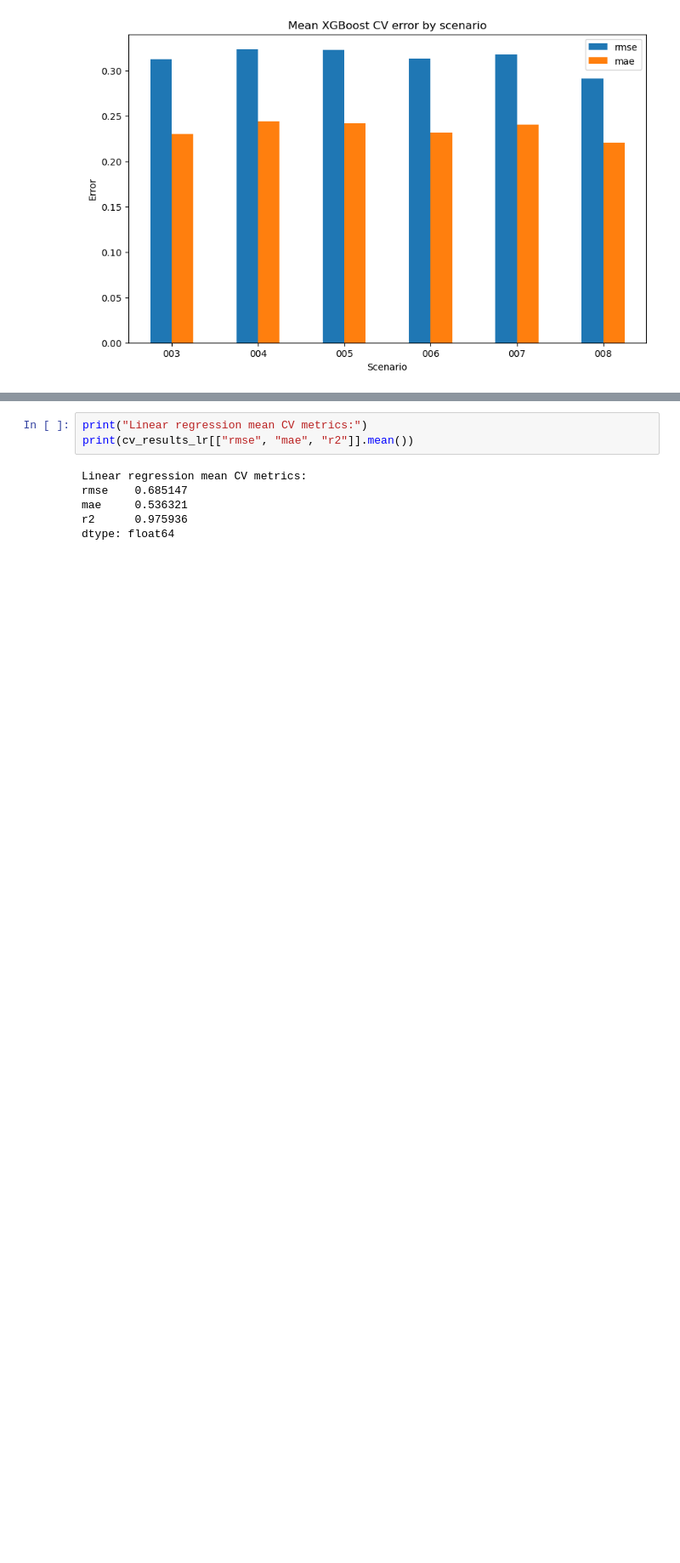
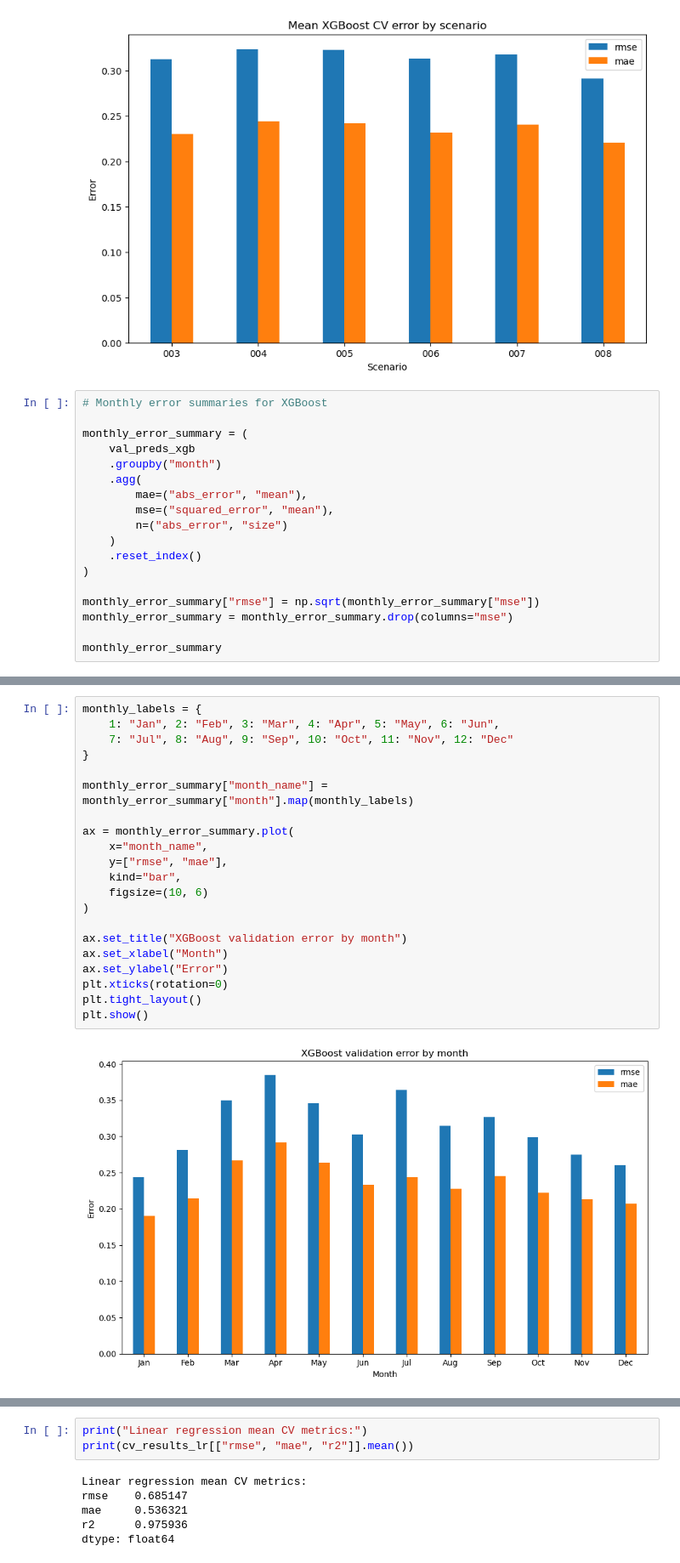
Before and after one commit to Jacob-DS-1/eds_project2, a Jupyter notebook: notebooks/03_modelling_xgboost.ipynb, the cells around one changed output, grey strips where cells are left out. Shown at 85% size. Cells and saved outputs as stored; diff of their text form; blank space fills up the shorter version.

```diff
--- a/notebooks/03_modelling_xgboost.ipynb
+++ b/notebooks/03_modelling_xgboost.ipynb
@@ -392,3 +407,21 @@ plt.tight_layout
 plt.show()
 # %% [output]
 [figure]
+# %%
+# Monthly error summaries for XGBoost
+
+monthly_error_summary = (
+    val_preds_xgb
+    .groupby("month")
+    .agg(
+        mae=("abs_error", "mean"),
+        mse=("squared_error", "mean"),
+        n=("abs_error", "size")
+    )
+    .reset_index()
+)
+
+monthly_error_summary["rmse"] = np.sqrt(monthly_error_summary["mse"])
+monthly_error_summary = monthly_error_summary.drop(columns="mse")
+
+monthly_error_summary
@@ -395,3 +442,26 @@ plt.show()
+# %%
+monthly_labels = {
+    1: "Jan", 2: "Feb", 3: "Mar", 4: "Apr", 5: "May", 6: "Jun",
+    7: "Jul", 8: "Aug", 9: "Sep", 10: "Oct", 11: "Nov", 12: "Dec"
+}
+
+monthly_error_summary["month_name"] = monthly_error_summary["month"].map(monthly_labels)
+
+ax = monthly_error_summary.plot(
+    x="month_name",
+    y=["rmse", "mae"],
+    kind="bar",
+    figsize=(10, 6)
+)
+
+ax.set_title("XGBoost validation error by month")
+ax.set_xlabel("Month")
+ax.set_ylabel("Error")
+plt.xticks(rotation=0)
+plt.tight_layout()
+plt.show()
+# %% [output]
+[figure, added]
 # %%
 # Comparison to linear regression baseline
 
```
Also changed, not shown: parts of 5 cells of this notebook.
